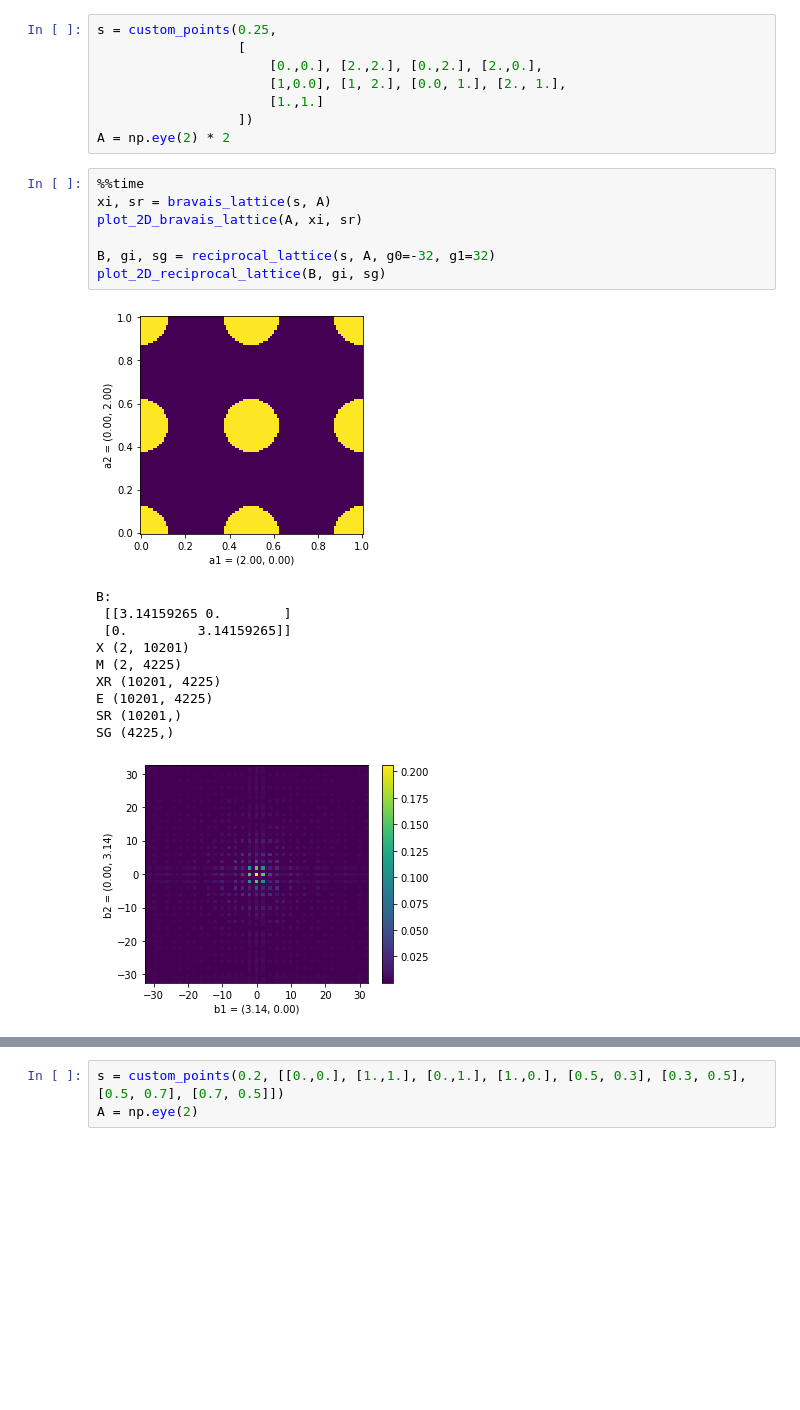
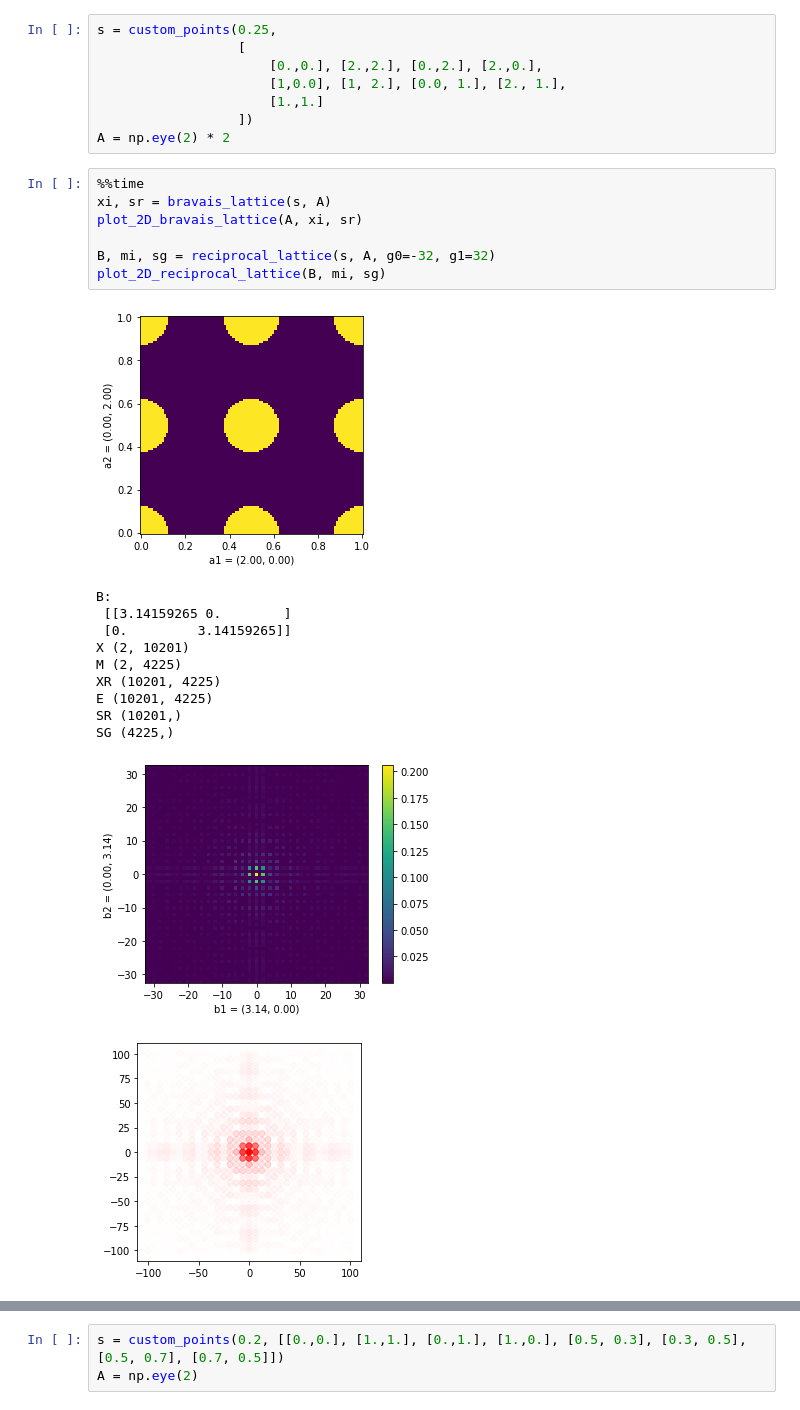
Before and after one commit to markus7800/VoxelNet, a Jupyter notebook: voxelization.ipynb, the cells around one changed output, grey strips where cells are left out. Cells and saved outputs as stored; diff of their text form; blank space fills up the shorter version.

```diff
--- a/voxelization.ipynb
+++ b/voxelization.ipynb
@@ -530,19 +551,20 @@ A = np.eye(2) * 2
 # %%
 %%time
 xi, sr = bravais_lattice(s, A)
 plot_2D_bravais_lattice(A, xi, sr)
 
-B, gi, sg = reciprocal_lattice(s, A, g0=-32, g1=32)
-plot_2D_reciprocal_lattice(B, gi, sg)
+B, mi, sg = reciprocal_lattice(s, A, g0=-32, g1=32)
+plot_2D_reciprocal_lattice(B, mi, sg)
 # %% [output]
 [figure]
 B:
  [[3.14159265 0.        ]
  [0.         3.14159265]]
 X (2, 10201)
 M (2, 4225)
 XR (10201, 4225)
 E (10201, 4225)
 SR (10201,)
 SG (4225,)
 [figure]
+[figure, added]
```
Also changed, not shown: parts of 11 cells of this notebook.
